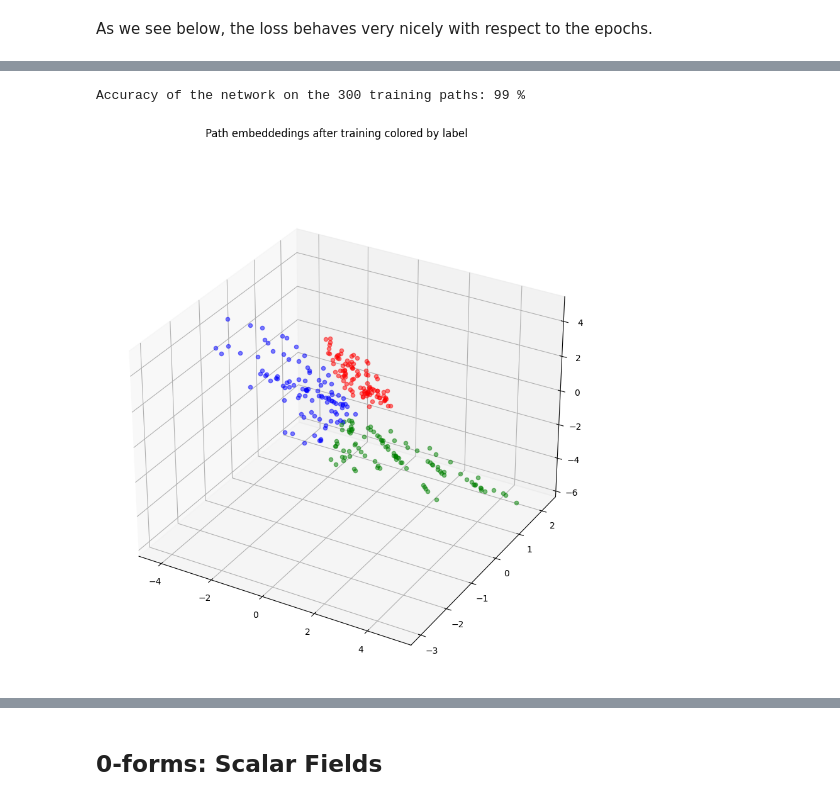
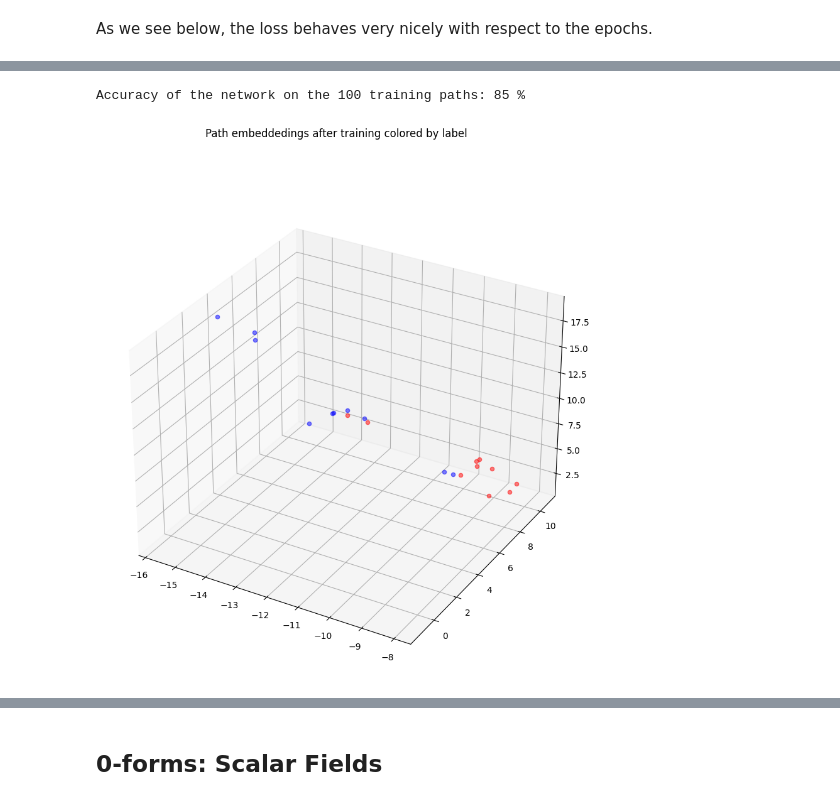
Before and after one commit to aidos-lab/neural-k-forms, a Jupyter notebook: path-classification.ipynb, the cells around one changed output, grey strips where cells are left out. Drawn from its saved outputs; the diff is of its cells as text; code cells hidden in the pictures.

```diff
--- a/path-classification.ipynb
+++ b/path-classification.ipynb
@@ -373,0 +520,3 @@ print(sum(p.numel() for p in vf.parameters()))
+# %%
+paths = train_x
+labels = train_y
@@ -373,0 +543,3 @@ print(sum(p.numel() for p in vf.parameters()))
+# %%
+p = path_to_chain(paths[0])
+gen_CDM2(vf,p).shape
@@ -446,9 +561,9 @@ optimizer = optim.SGD(vf.parameters(), lr=1e-2)
 
 criterion = nn.CrossEntropyLoss()
 # %%
-epochs = 50
+epochs = 500
 
-batch_size = 300
+batch_size = len(paths)
 
 losses = torch.zeros((batch_size,epochs))
 
@@ -469,7 +584,9 @@ for j in range(epochs):
         p = path_to_chain(p)
 
         X = gen_CDM2(vf, p, d = 5)
-        X = torch.sum(X, dim = 0)
+
+        X = torch.sum(X, axis = 0)
+
 
         sm = torch.nn.functional.softmax(X)
 
@@ -485,23 +602,12 @@ for j in range(epochs):
 
         optimizer.step()
 
+
         optimizer.zero_grad()
+
 
     # clear print statement from previous iteration
     # clear_output(wait=True)
 
     print("Epoch = ", j, "Loss = ", torch.sum(losses[:,j])/batch_size)
-
-
-fig, axs = plt.subplots(3, 1, figsize=(5, 15))
-
-for i in range(3):
-    ax = axs[i]
-    plot_component_vf(vf, ax, comp = i, x_range=10, y_range=10)
-    ax.set_title('Component {}'.format(i+1))
-
-# add a title to the figure
-fig.suptitle('Final feature vector fields')
-
-plt.show()
 # %% [output]
@@ -541,3 +693,6 @@ plt.show()
+# %%
+test_paths = test_x
+test_labels = test_y
 # %%
 # make a 3d scatter plot of vf evaluated on the set of paths, colored by labels
 fig = plt.figure(figsize=(10,10))
@@ -550,37 +705,37 @@ total = 0
 
 for i in range(len(paths)):
 
-        p = paths[i]
-        l = labels[i]
+        p = test_paths[i]
+        l = test_labels[i]
 
         p = path_to_chain(p)
         X = gen_CDM2(vf, p)
 
-        X = torch.sum(X, dim = 0)/path_length(p)
+        X = torch.sum(X, dim = 0)
 
         lb = torch.argmax(l)
 
         pred = torch.argmax(torch.nn.functional.softmax(X))
 
         if pred == torch.argmax(l):
                 correct += 1
         total += 1
 
 
         if lb == 0:
             ax.scatter(X[0].detach().numpy(), X[1].detach().numpy(), X[2].detach().numpy(), color = 'green', alpha = 0.5)
         elif lb == 1:
             ax.scatter(X[0].detach().numpy(), X[1].detach().numpy(), X[2].detach().numpy(), color = 'red', alpha = 0.5)
         elif lb == 2:
             ax.scatter(X[0].detach().numpy(), X[1].detach().numpy(), X[2].detach().numpy(), color = 'blue', alpha = 0.5)
 
 
-print('Accuracy of the network on the 300 training paths: %d %%' % (100 * correct / total))
+print('Accuracy of the network on the 100 training paths: %d %%' % (100 * correct / total))
 
 # add a title to the figure
 fig.suptitle('Path embeddedings after training colored by label')
 
 plt.show()
 # %% [output]
-Accuracy of the network on the 300 training paths: 99 %
+Accuracy of the network on the 100 training paths: 85 %
-[figure, old version]
+[figure, new version]
```
Also changed, not shown: parts of 38 cells of this notebook, 3 other files.
